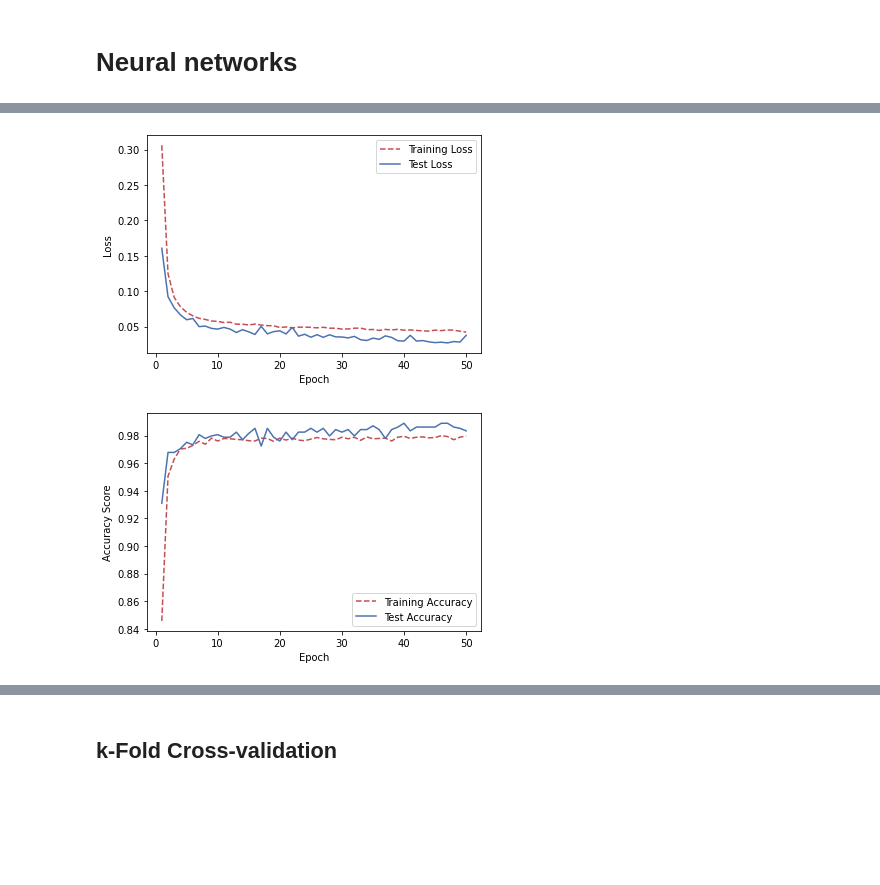
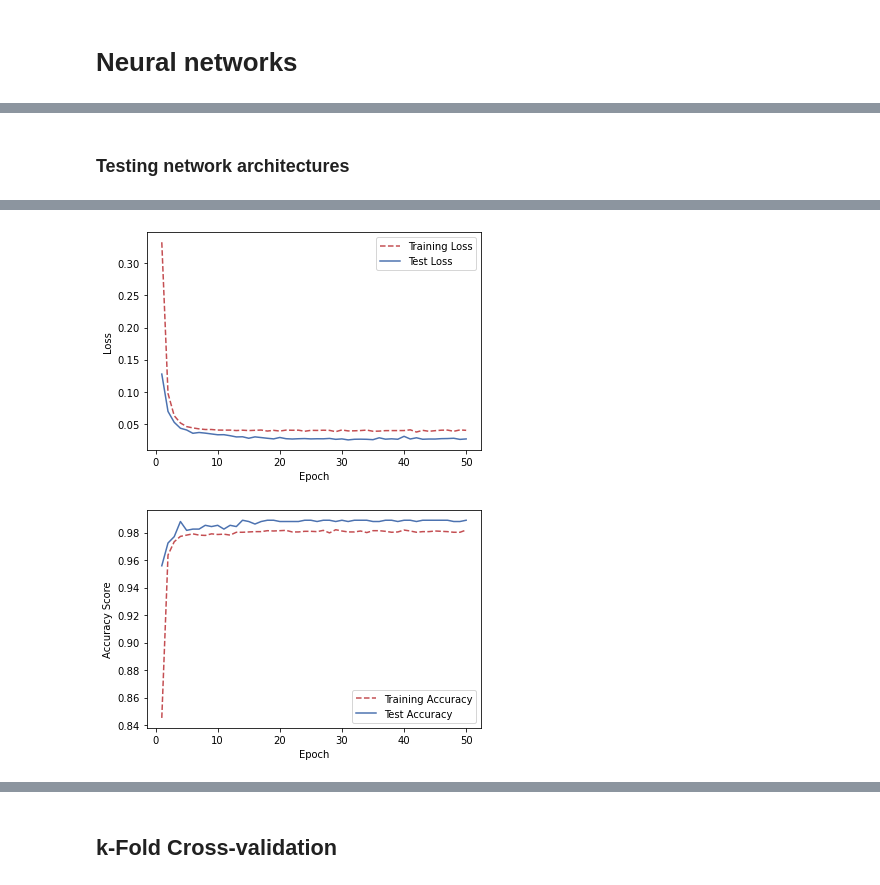
Before and after one commit to MilicaTrifunovic/MachineLearning, a Jupyter notebook: Project 3/NeuralNetworks.ipynb, the cells around one changed output, grey strips where cells are left out. Cells and saved outputs as stored; diff of their text form; code cells hidden in the pictures; blank space fills up the shorter version.

```diff
--- a/Project 3/NeuralNetworks.ipynb
+++ b/Project 3/NeuralNetworks.ipynb
@@ -278,6 +278,11 @@ X_original = dataset.drop("COVID-19", axis=1).values
 y_original = dataset["COVID-19"].values
 
 X_train_original, X_test_original, y_train_original, y_test_original = train_test_split(X_original, y_original, test_size = 0.2, random_state = 1)
+
+scaler = preprocessing.StandardScaler()
+
+X_train_original = scaler.fit_transform(X_train_original)
+X_test_original = scaler.fit_transform(X_test_original)
 # %%
 number_of_features = 18
 # %% [markdown]
@@ -285,5 +292,5 @@ number_of_features = 18
 # %%
-def createNetwork(loss="binary_crossentropy", optimizer="rmsprop", activation="relu"):
+def createNetwork1(loss="binary_crossentropy", optimizer="rmsprop", activation="relu"):
     network_ = models.Sequential()
 
     network_.add(layers.Dense(units=18, activation=activation, input_shape=(number_of_features,)))
@@ -296,12 +371,14 @@ def createNetwork(loss="binary_crossentropy", optimizer="rmsprop", activation="r
+# %% [markdown]
+### Testing network architectures
 # %%
-network = createNetwork()
+network = createNetwork1()
 
-history = network.fit(X_train_original, # Features
-     y_train_original, # Target vector
-     epochs=50, # Number of epochs
-     verbose=1, # Print description after each epoch
-     batch_size=10, # Number of observations per batch
-     validation_data=(X_test_original, y_test_original)) # Test data
+history = network.fit(X_train_original,
+     y_train_original,
+     epochs=50,
+     verbose=1,
+     batch_size=10,
+     validation_data=(X_test_original, y_test_original))
 
 printHistoryLoss(history)
 printHistoryAcc(history)
@@ -326,2 +403,2 @@ Epoch 50/50
-[figure, old version]
+[figure, new version]
-[figure, old version]
+[figure, new version]
```
Also changed, not shown: parts of 31 cells of this notebook.
